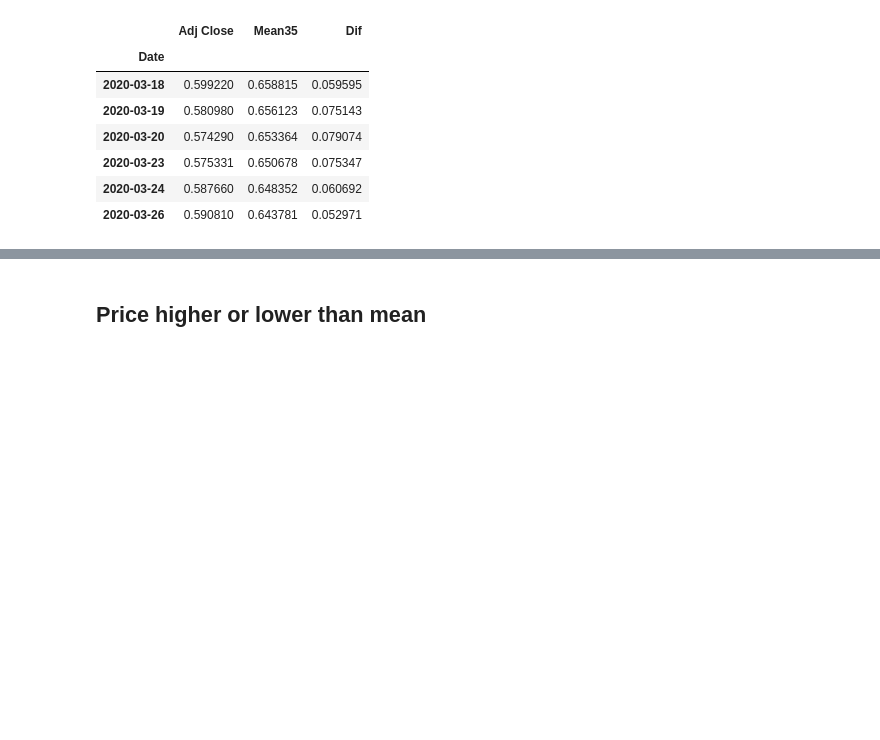
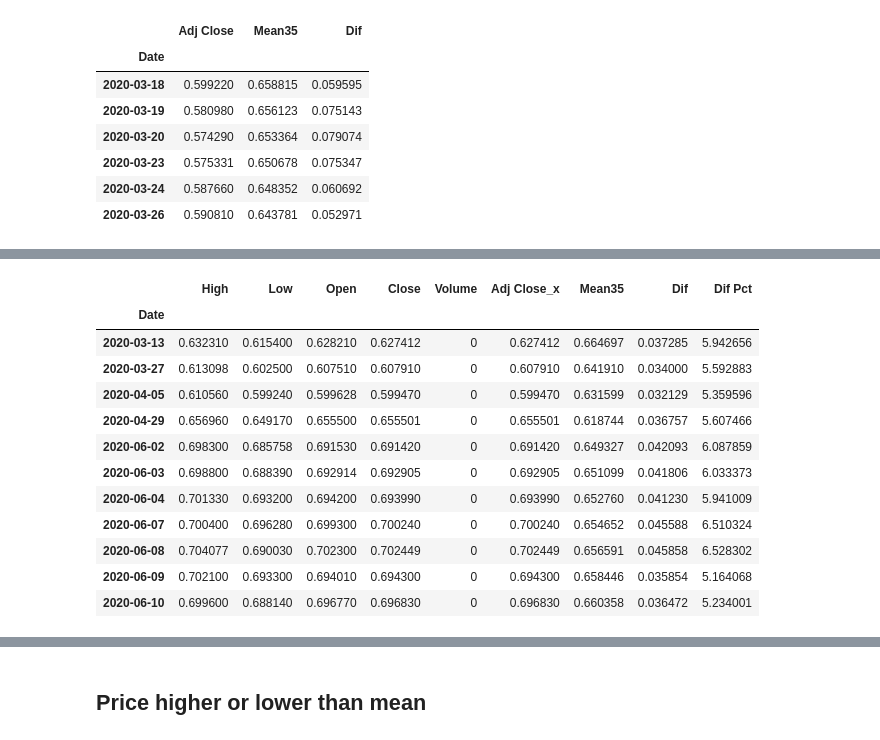
Before and after one commit to tutalae/practice-for-analysing-and-predict-the-price-of-crypto-currency, a Jupyter notebook: Price_Check.ipynb, the cells around one changed output, grey strips where cells are left out. Cells and saved outputs as stored; diff of their text form; code cells hidden in the pictures; blank space fills up the shorter version.

```diff
--- a/Price_Check.ipynb
+++ b/Price_Check.ipynb
@@ -69,0 +110,17 @@ DF1[DF1["Dif"] > mean_dif*3]
+# %%
+# Pct > 5 and < 7
+DFtotalP[DFtotalP["Dif Pct"] > 5][DFtotalP["Dif Pct"] < 7]
+# %% [output]
+|  | High | Low | Open | Close | Volume | Adj Close_x | Mean35 | Dif | Dif Pct |
+| Date |  |  |  |  |  |  |  |  |  |
+| 2020-03-13 | 0.632310 | 0.615400 | 0.628210 | 0.627412 | 0 | 0.627412 | 0.664697 | 0.037285 | 5.942656 |
+| 2020-03-27 | 0.613098 | 0.602500 | 0.607510 | 0.607910 | 0 | 0.607910 | 0.641910 | 0.034000 | 5.592883 |
+| 2020-04-05 | 0.610560 | 0.599240 | 0.599628 | 0.599470 | 0 | 0.599470 | 0.631599 | 0.032129 | 5.359596 |
+| 2020-04-29 | 0.656960 | 0.649170 | 0.655500 | 0.655501 | 0 | 0.655501 | 0.618744 | 0.036757 | 5.607466 |
+| 2020-06-02 | 0.698300 | 0.685758 | 0.691530 | 0.691420 | 0 | 0.691420 | 0.649327 | 0.042093 | 6.087859 |
+| 2020-06-03 | 0.698800 | 0.688390 | 0.692914 | 0.692905 | 0 | 0.692905 | 0.651099 | 0.041806 | 6.033373 |
+| 2020-06-04 | 0.701330 | 0.693200 | 0.694200 | 0.693990 | 0 | 0.693990 | 0.652760 | 0.041230 | 5.941009 |
+| 2020-06-07 | 0.700400 | 0.696280 | 0.699300 | 0.700240 | 0 | 0.700240 | 0.654652 | 0.045588 | 6.510324 |
+| 2020-06-08 | 0.704077 | 0.690030 | 0.702300 | 0.702449 | 0 | 0.702449 | 0.656591 | 0.045858 | 6.528302 |
+| 2020-06-09 | 0.702100 | 0.693300 | 0.694010 | 0.694300 | 0 | 0.694300 | 0.658446 | 0.035854 | 5.164068 |
+| 2020-06-10 | 0.699600 | 0.688140 | 0.696770 | 0.696830 | 0 | 0.696830 | 0.660358 | 0.036472 | 5.234001 |
```
Also changed, not shown: parts of 7 cells of this notebook.
